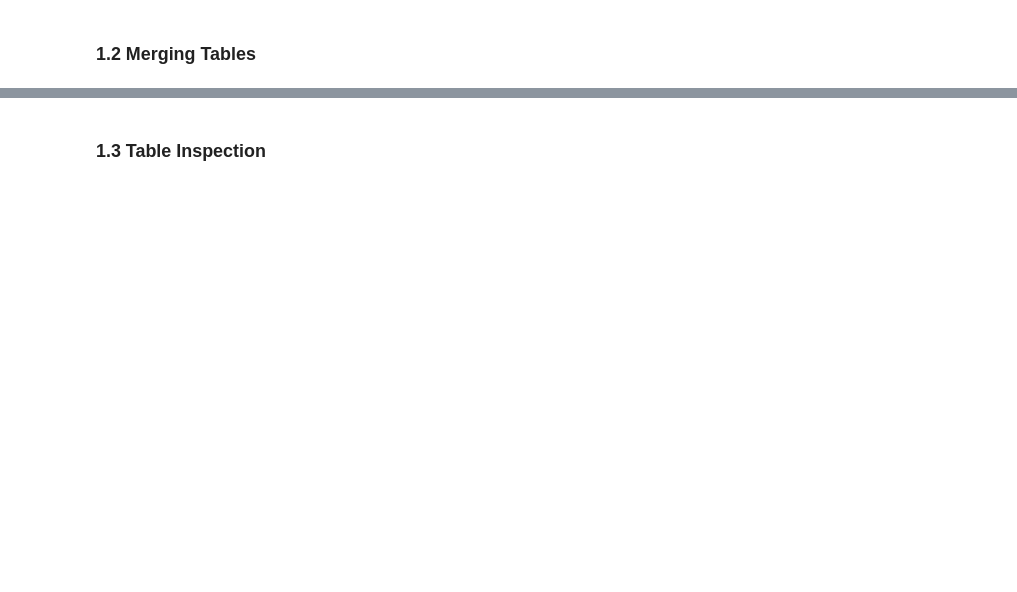
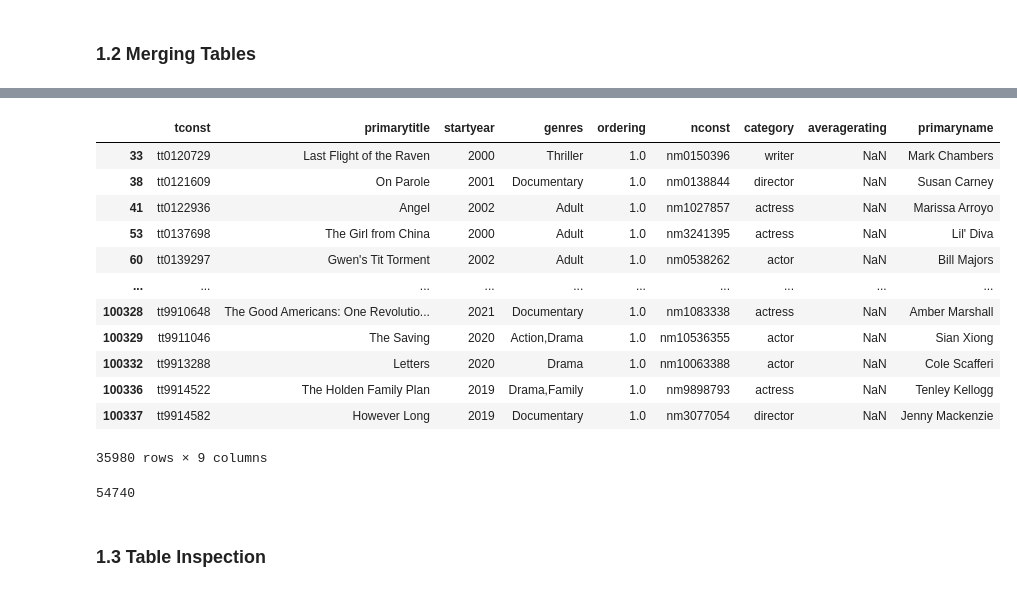
Before and after one commit to 333Kenji/IMDB_KMeans, a Jupyter notebook: Notebooks/KMeans.ipynb, the cells around one changed output, grey strips where cells are left out. Saved outputs shown, nothing was run; the diff lists cells and outputs as text; code cells hidden in the pictures; blank space fills up the shorter version.

Commit message:
somethings wrong in PCA, I was able to use akas table to shrink data a great deal. There is something going on with nans added to merged table

```diff
--- a/Notebooks/KMeans.ipynb
+++ b/Notebooks/KMeans.ipynb
@@ -88,6 +159,6 @@ principals.category.value_counts()
 # %%
 # Limiting this table to a set of the most frequent roles.
-principal_roles = ['actor','actress','director','writer','producer','composer','editor','production_designer']
+principal_roles = ['actor','actress','director','writer','producer','composer']
 principals['ordering'] = pd.to_numeric(principals.ordering)
 principals = principals[(principals.ordering == 1) & (principals.category.isin(principal_roles))]
 print(len(principals))
@@ -114,0 +282,6 @@ name.head()
+# %%
+akas.rename({'titleId': 'tconst'}, axis=1, inplace=True)
+
+# I just want U.S. films
+akas = akas[akas.region == 'US']
+len(akas)
@@ -114,0 +303,4 @@ name.head()
+# %%
+tconst = list(set(akas.tconst.values))
+basics = basics[basics['tconst'].isin(tconst)]
+len(basics)
@@ -130,8 +335,26 @@ print(data.isna().sum().sort_values(ascending=False))
+# %%
+data[data.averagerating.isna()]
+# %% [output]
+|  | tconst | primarytitle | startyear | genres | ordering | nconst | category | averagerating | primaryname |
+| 33 | tt0120729 | Last Flight of the Raven | 2000 | Thriller | 1.0 | nm0150396 | writer | NaN | Mark Chambers |
+| 38 | tt0121609 | On Parole | 2001 | Documentary | 1.0 | nm0138844 | director | NaN | Susan Carney |
+| 41 | tt0122936 | Angel | 2002 | Adult | 1.0 | nm1027857 | actress | NaN | Marissa Arroyo |
+| 53 | tt0137698 | The Girl from China | 2000 | Adult | 1.0 | nm3241395 | actress | NaN | Lil' Diva |
+| 60 | tt0139297 | Gwen's Tit Torment | 2002 | Adult | 1.0 | nm0538262 | actor | NaN | Bill Majors |
+| ... | ... | ... | ... | ... | ... | ... | ... | ... | ... |
+| 100328 | tt9910648 | The Good Americans: One Revolutio... | 2021 | Documentary | 1.0 | nm1083338 | actress | NaN | Amber Marshall |
+| 100329 | tt9911046 | The Saving | 2020 | Action,Drama | 1.0 | nm10536355 | actor | NaN | Sian Xiong |
+| 100332 | tt9913288 | Letters | 2020 | Drama | 1.0 | nm10063388 | actor | NaN | Cole Scafferi |
+| 100336 | tt9914522 | The Holden Family Plan | 2019 | Drama,Family | 1.0 | nm9898793 | actress | NaN | Tenley Kellogg |
+| 100337 | tt9914582 | However Long | 2019 | Documentary | 1.0 | nm3077054 | director | NaN | Jenny Mackenzie |
+35980 rows × 9 columns
 # %%
 data.drop(['tconst','nconst'],axis=1,inplace=True)
 data.dropna(inplace=True)
 data.to_csv('../Data/data.csv', index=False)
 print(len(data))
+# %% [output]
+54740
 # %% [markdown]
 ### 1.3 Table Inspection
 # %%
```
Also changed, not shown: parts of 55 cells of this notebook, 1 other file.
